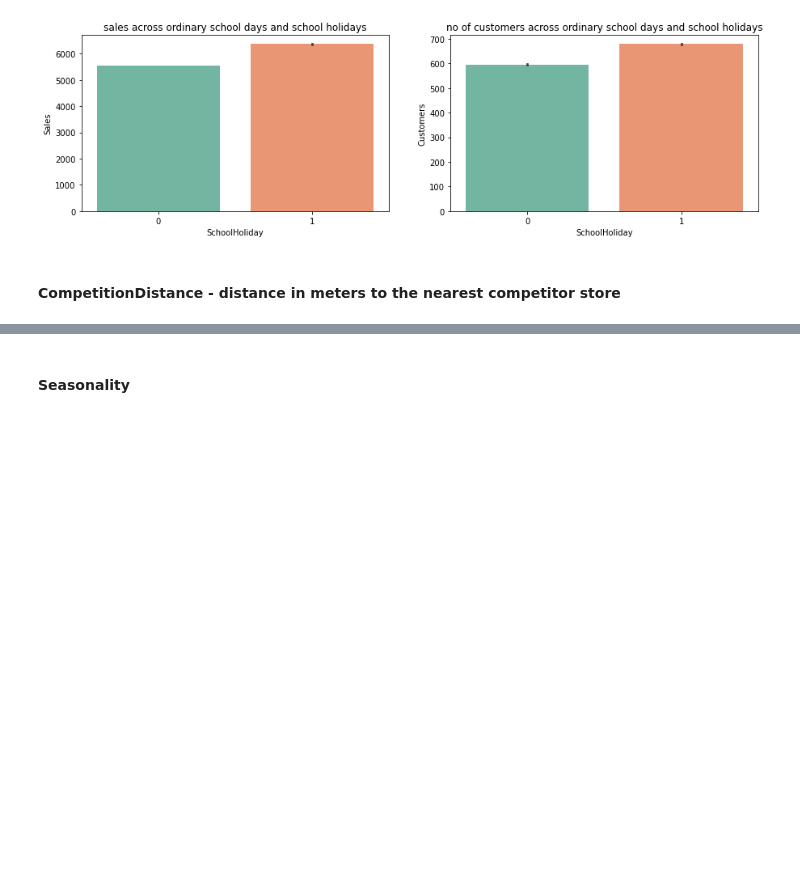
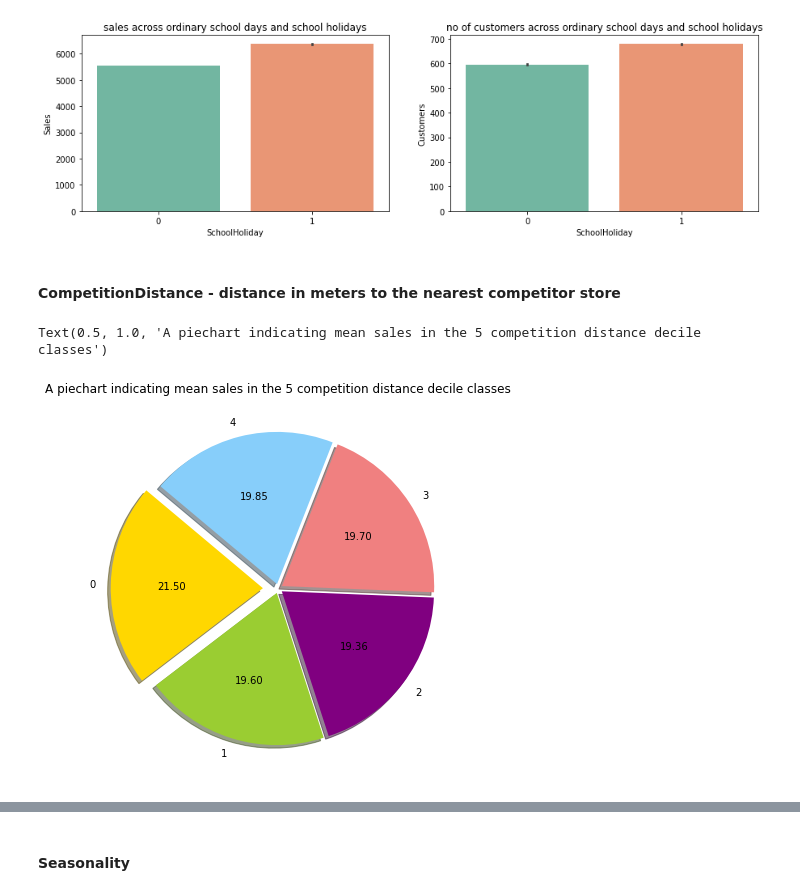
Before and after one commit to YohansSamuel/pharmaceutical_sales_prediction, a Jupyter notebook: notebooks/EDA.ipynb, the cells around one changed output, grey strips where cells are left out. Drawn from its saved outputs; the diff is of its cells as text; code cells hidden in the pictures; blank space fills up the shorter version.

Commit message:
add plot for competition distance in meters

```diff
--- a/notebooks/EDA.ipynb
+++ b/notebooks/EDA.ipynb
@@ -658,3 +658,20 @@ Text(0.5, 1.0, 'no of customers across ordinary school days and school holidays'
 [figure]
 # %% [markdown]
 #### CompetitionDistance - distance in meters to the nearest competitor store
+# %%
+joined_train_df['Decile_rank'] = pd.qcut(joined_train_df['CompetitionDistance'], 5, labels = False)
+new_df = joined_train_df[['Decile_rank', 'Sales']]
+
+a = new_df.groupby('Decile_rank').mean()
+labels = a.index.to_list()
+sizes = a.Sales.to_list()
+fig = plt.figure(figsize =(10, 7))
+colors = ['gold', 'yellowgreen', 'purple', 'lightcoral', 'lightskyblue']
+explode = (0.1, 0.03, 0.03, 0.03, 0.03)
+
+# Plot
+plt.pie(sizes, explode=explode, labels=labels, colors=colors, shadow=True, autopct='%.2f', startangle=140)
+plt.title('A piechart indicating mean sales in the 5 competition distance decile classes')
+# %% [output]
+Text(0.5, 1.0, 'A piechart indicating mean sales in the 5 competition distance decile classes')
+[figure, added]
```
Also changed, not shown: parts of 1 cell of this notebook.
